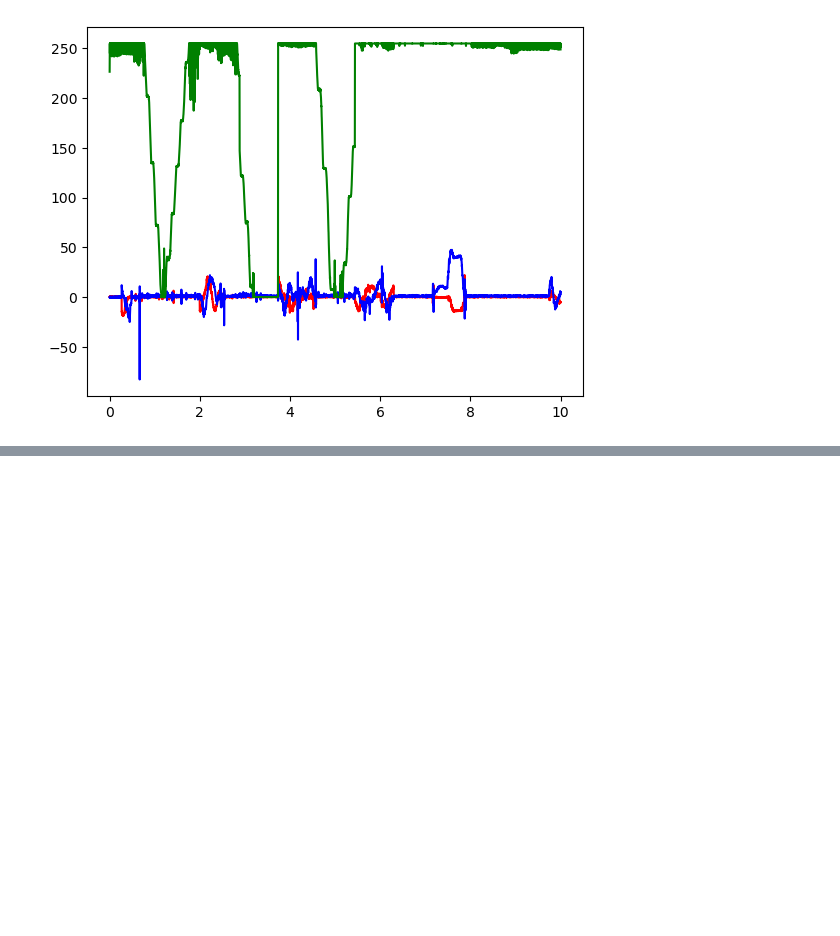
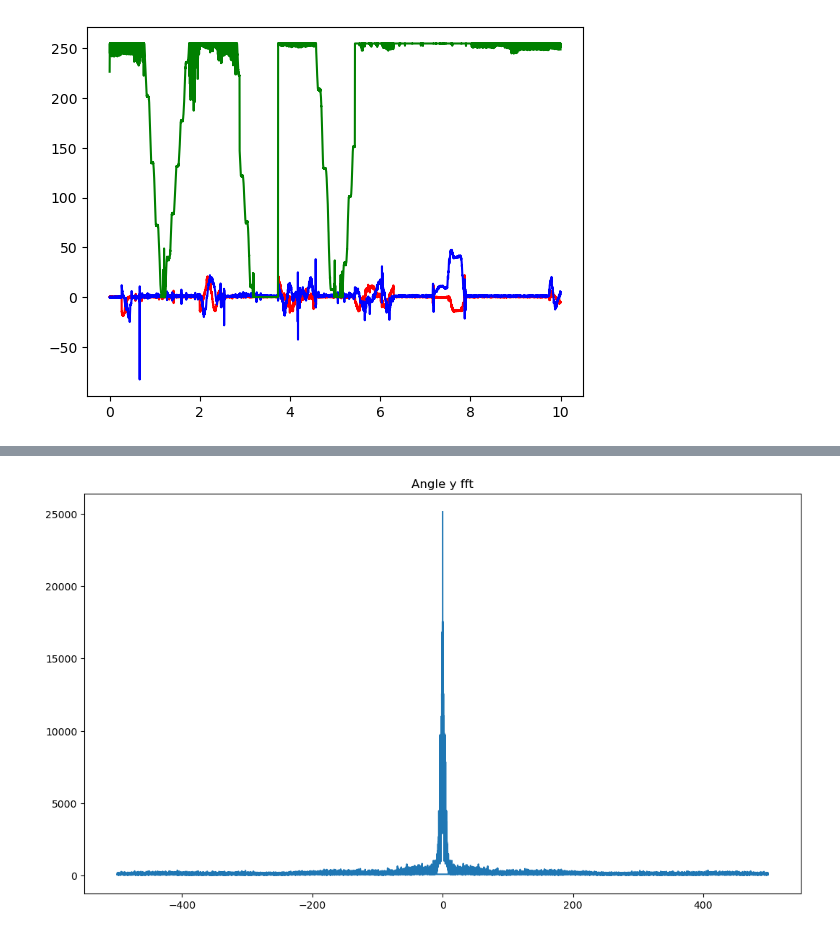
Before and after one commit to Thoalfeqar-gata/DSP-Master-Degree, a Jupyter notebook: Arduino DSP project/frequency analysis.ipynb, the cells around one changed output, grey strips where cells are left out. Cells and saved outputs as stored; diff of their text form; code cells hidden in the pictures; blank space fills up the shorter version.

```diff
--- a/Arduino DSP project/frequency analysis.ipynb
+++ b/Arduino DSP project/frequency analysis.ipynb
@@ -50,0 +72,7 @@ plt.show()
+# %%
+plt.figure(figsize = (12.8, 7.2))
+plt.title('Angle y fft')
+plt.plot(fftfrequency, mag_angle_y)
+plt.show()
+# %% [output]
+[figure, added]
```
Also changed, not shown: parts of 3 cells of this notebook.
